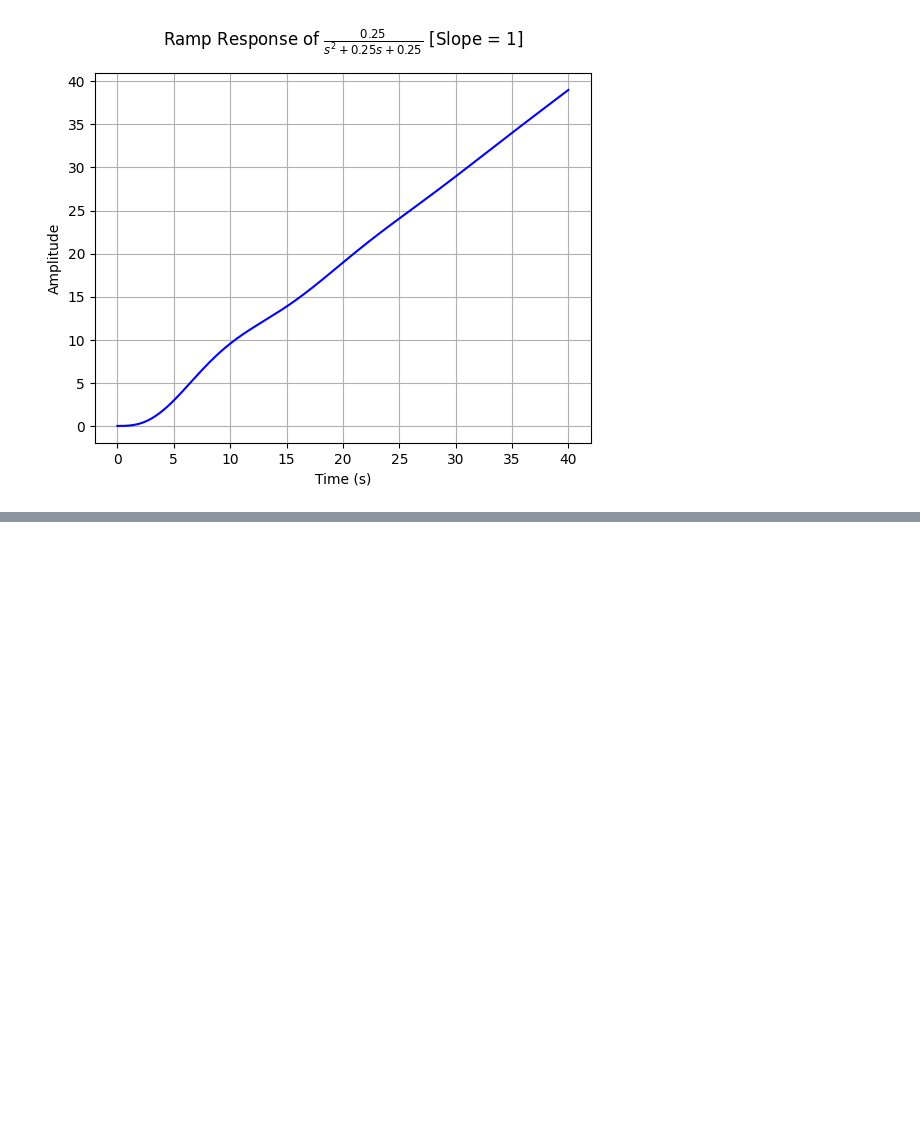
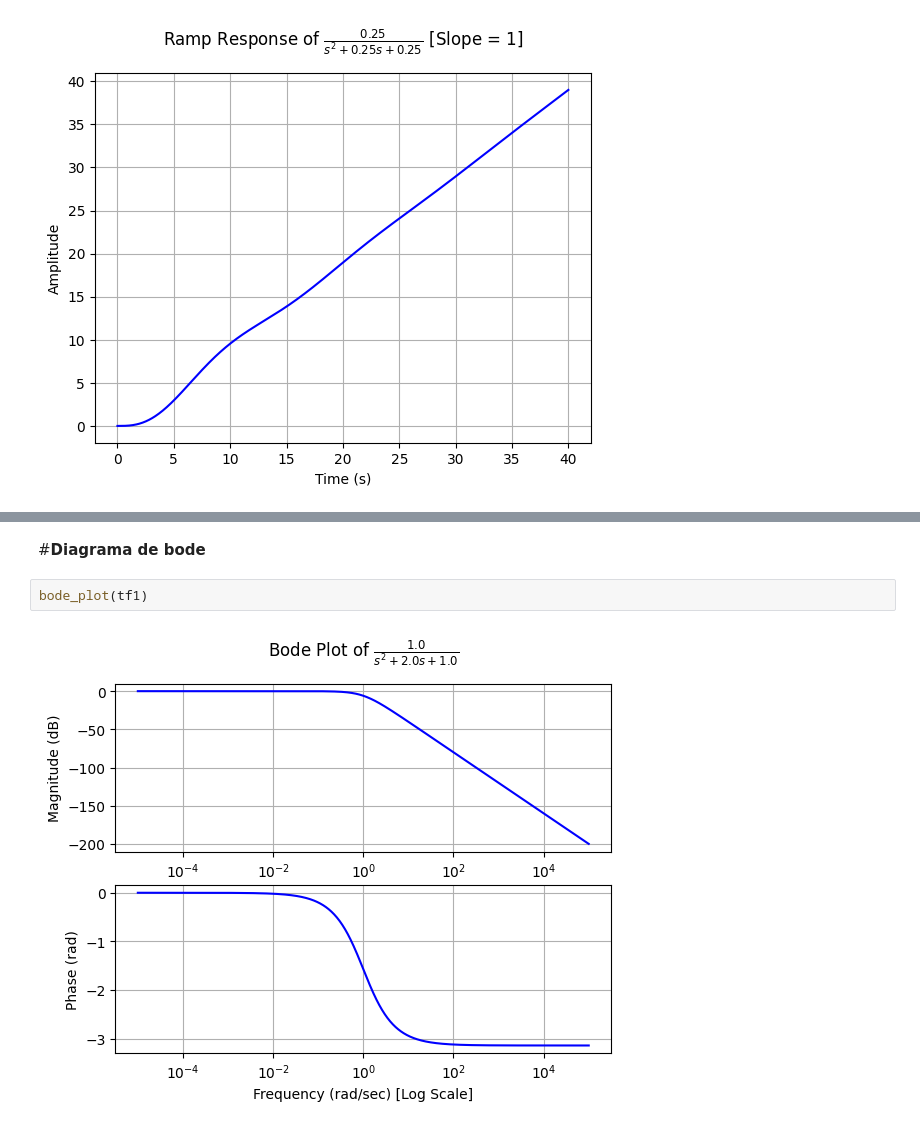
Before and after one commit to jailer2024/JAILER-CHAPID-SE-ALES-Y-SISTEMAS, a Jupyter notebook: taller_jueves_13.ipynb, the cells around one changed output, grey strips where cells are left out. Saved outputs shown, nothing was run; the diff lists cells and outputs as text; blank space fills up the shorter version.

```diff
--- a/taller_jueves_13.ipynb
+++ b/taller_jueves_13.ipynb
@@ -181,0 +243,6 @@ ramp_response_plot(tf1,upper_limit=5/(xi.subs(mck)*wn.subs(mck)))
+# %% [markdown]
+#**Diagrama de bode**
+# %%
+bode_plot(tf1)
+# %% [output]
+[figure, added]
```
Also changed, not shown: parts of 31 cells of this notebook.
